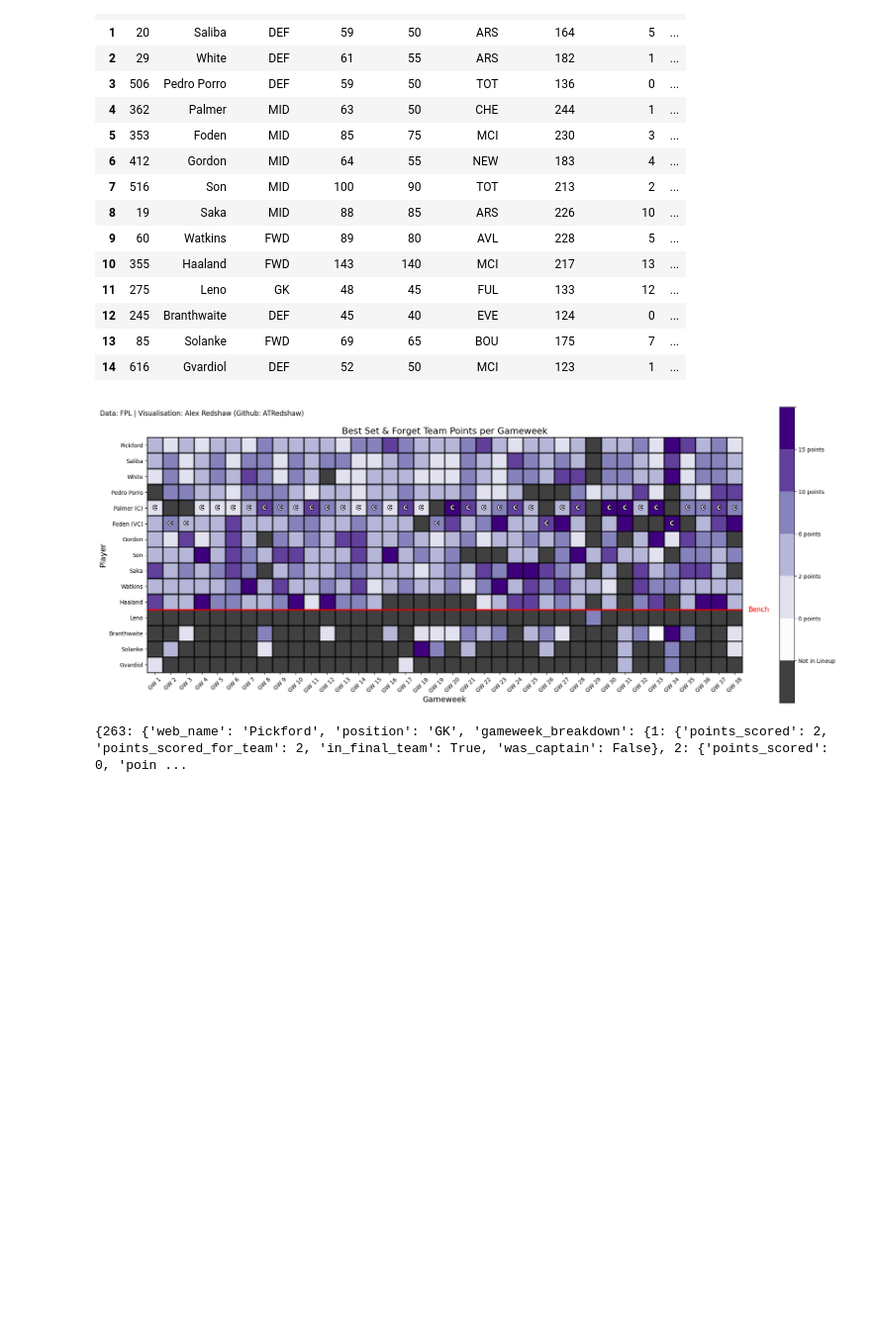
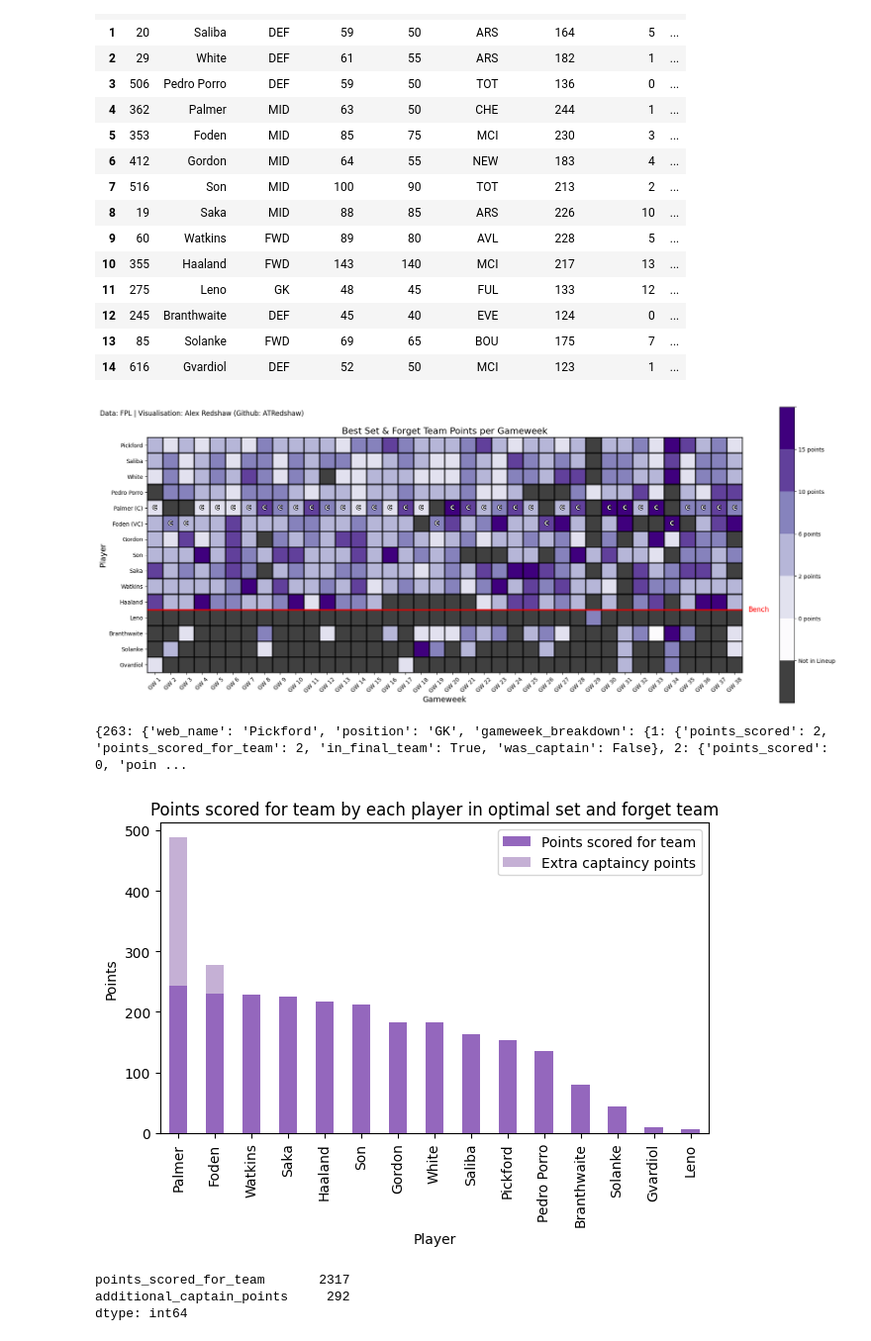
Before and after one commit to ARedshaw02/fpl-hindsight-optimiser, a Jupyter notebook: set_and_forget/exploration_set_and_forget.ipynb, the cells around one changed output. Shown: that part at 99% size. Saved outputs shown, nothing was run; the diff lists cells and outputs as text; code cells hidden in the pictures; blank space fills up the shorter version.

Commit message:
Added player point totals. Identified total scoring discrepancy

```diff
--- a/set_and_forget/exploration_set_and_forget.ipynb
+++ b/set_and_forget/exploration_set_and_forget.ipynb
@@ -40,5 +40,12 @@ display(team_df)
 # Simulate the season (function in basic_set_and_forget_optimisation.py)
 simulated_team_season = simulate_model_team(team_df)
 print(simulated_team_season)
+
+total_points = 0
+for gameweek_data in simulated_team_season:
+    for _, gameweek_info in gameweek_data.items():
+        total_points += gameweek_info['points']
+
+print("Total points:", total_points)
 # %% [output]
 [{1: {'points': 48, 'subs_made': [{'sub_out': 506, 'sub_in': 616}], 'did_captain_play': True, 'vice_play_in_captains_place': False}}, {2: {'points': 57, 'subs_made': [{'sub_out': 362, 'sub_in': 85}],  ...
@@ -265,3 +273,54 @@ with open(f'optimal_teams/json_representations/player_gameweek_contributions_{ye
     json.dump(total_player_points_contribution, f, indent=4)
 # %% [output]
 {263: {'web_name': 'Pickford', 'position': 'GK', 'gameweek_breakdown': {1: {'points_scored': 2, 'points_scored_for_team': 2, 'in_final_team': True, 'was_captain': False}, 2: {'points_scored': 0, 'poin ...
+# %%
+def convert_id_to_web_name(id, df=player_totals_df):
+    return df.loc[df['id'] == id, 'web_name'].values[0]
+
+# Plot the total points contribution (points_scored_for_team) by each player as a bar chart (ordered descendingly)
+player_total_scored = {}
+for key, value in total_player_points_contribution.items():
+    points_scored_dic = {
+        'points_scored_for_team': sum([x['points_scored_for_team'] for x in value['gameweek_breakdown'].values()]),
+        'additional_captain_points': sum([x['points_scored_for_team'] for x in value['gameweek_breakdown'].values() if x['was_captain']])
+    }
+
+    player_total_scored[key] = points_scored_dic
+
+sorted_player_totals = pd.DataFrame.from_dict(player_total_scored, orient='index')
+sorted_player_totals['player_name'] = sorted_player_totals.index.map(lambda x: convert_id_to_web_name(x))
+
+# Sort the DataFrame by 'points_scored_for_team' before plotting
+sorted_player_totals = sorted_player_totals.sort_values(by='points_scored_for_team', ascending=False)
+
+# Plot the stacked barchart
+fig, ax = plt.subplots()
+sorted_player_totals[['points_scored_for_team', 'additional_captain_points']].plot(kind='bar', stacked=True, ax=ax, color=['#9467bd', '#c5b0d5'])
+
+ax.set_ylabel('Points')
+ax.set_xlabel('Player')
+
+# Set player names as x-axis labels (now using the sorted DataFrame)
+ax.set_xticklabels(sorted_player_totals['player_name'], rotation=90)
+
+# Add legend
+ax.legend(['Points scored for team', 'Extra captaincy points'], loc='upper right')
+
+# Add plot title
+ax.set_title(f'Points scored for team by each player in optimal set and forget team')
+
+plt.tight_layout()
+
+# Save the figure (optional)
+plt.savefig(f'visualisations/{year}/set_and_forget_total_team_points_contribution.png', dpi=300)
+
+# Display the plot
+plt.show()
+
+# Print the sum of the 'points_scored_for_team' and 'additional_captain_points' columns
+print(sorted_player_totals[['points_scored_for_team', 'additional_captain_points']].sum())
+# %% [output]
+[figure, added]
+points_scored_for_team       2317
+additional_captain_points     292
+dtype: int64
```
Also changed, not shown: parts of 1 cell of this notebook, 2 other files.
